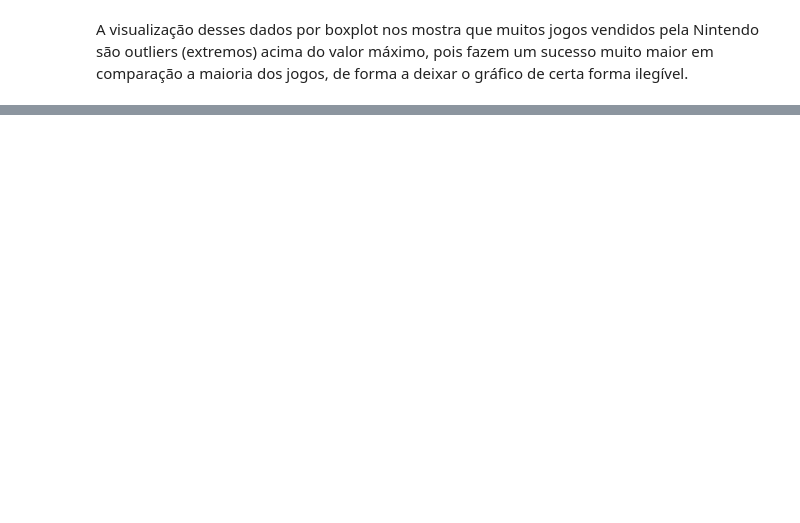
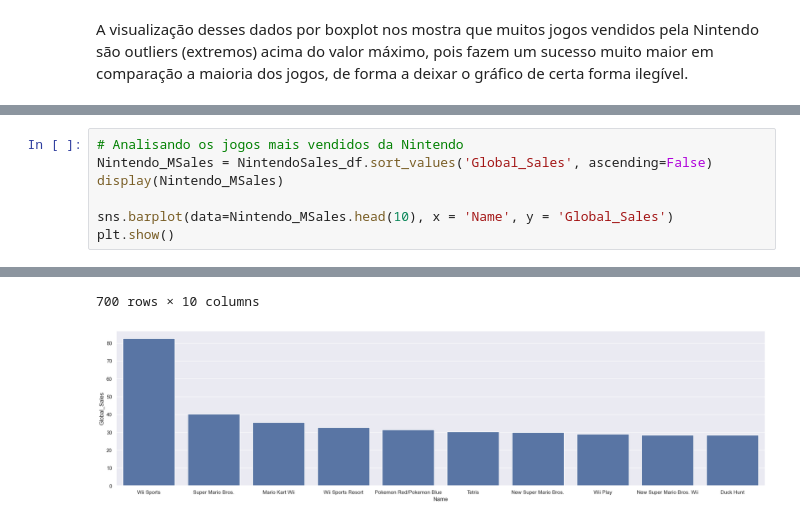
Before and after one commit to PedroMiguelCecato/ICD_Project, a Jupyter notebook: Presentatio.ipynb, the cells around one changed output, grey strips where cells are left out. Drawn from its saved outputs; the diff is of its cells as text; blank space fills up the shorter version.

```diff
--- a/Presentatio.ipynb
+++ b/Presentatio.ipynb
@@ -754,0 +532,8 @@ sns.barplot(data=dados_vendas_Activision,
+# %%
+# Analisando os jogos mais vendidos da Nintendo
+Nintendo_MSales = NintendoSales_df.sort_values('Global_Sales', ascending=False)
+display(Nintendo_MSales)
+
+sns.barplot(data=Nintendo_MSales.head(10), x = 'Name', y = 'Global_Sales')
+plt.show()
+# %% [output]
@@ -754,0 +552,2 @@ sns.barplot(data=dados_vendas_Activision,
+700 rows × 10 columns
+[figure, added]
```
Also changed, not shown: parts of 79 cells of this notebook.
